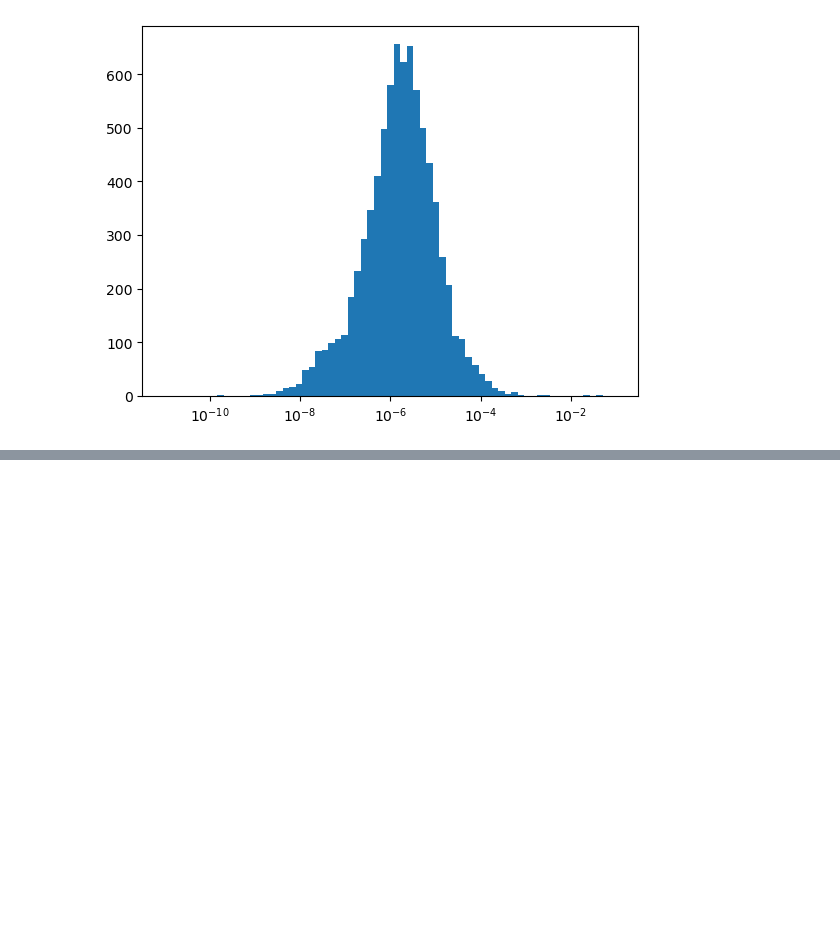
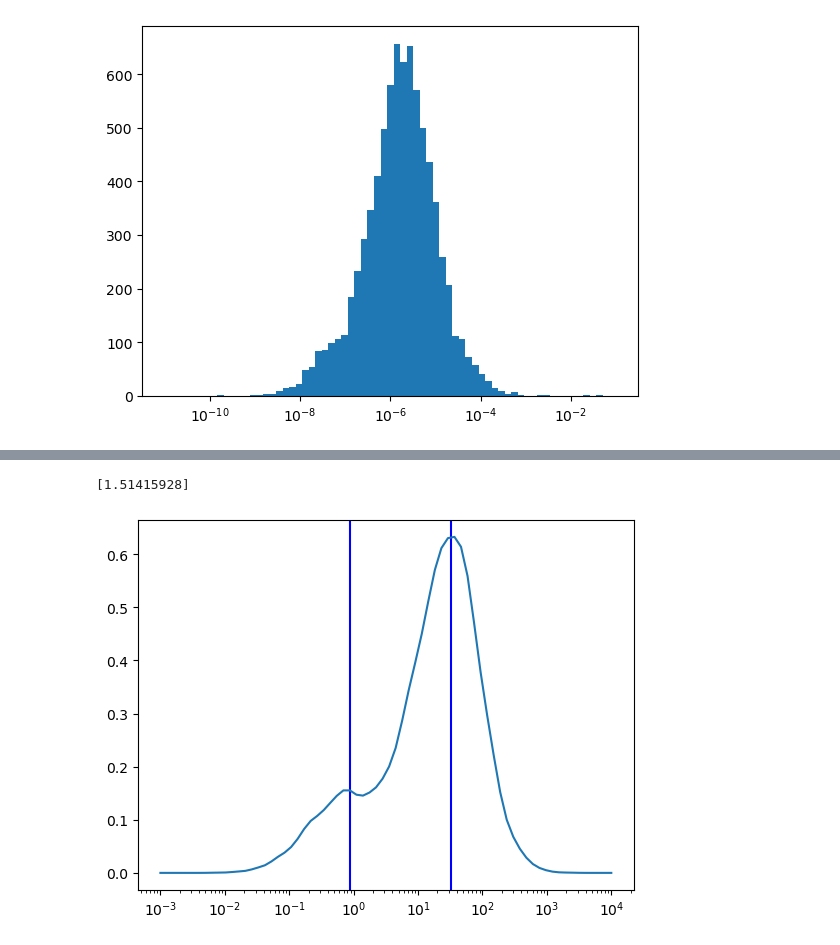
Before and after one commit to Diego-Albano/astrostatistics_bicocca_2025, a Jupyter notebook: working/W14.ipynb, the cells around one changed output, grey strips where cells are left out. Saved outputs shown, nothing was run; the diff lists cells and outputs as text; code cells hidden in the pictures; blank space fills up the shorter version.

```diff
--- a/working/W14.ipynb
+++ b/working/W14.ipynb
@@ -55,0 +119,12 @@ plt.xscale("log")
+# %%
+print(centers[0])
+# %% [output]
+[1.51415928]
+# %%
+
+plt.axvline(x = 10**centers[1], color = 'b', label = 'center1')
+plt.axvline(x = 10**centers[0], color = 'b', label = 'center2')
+plt.plot(xgrid, pdf)
+plt.xscale("log")
+# %% [output]
+[figure, added]
```
Also changed, not shown: parts of 8 cells of this notebook.
